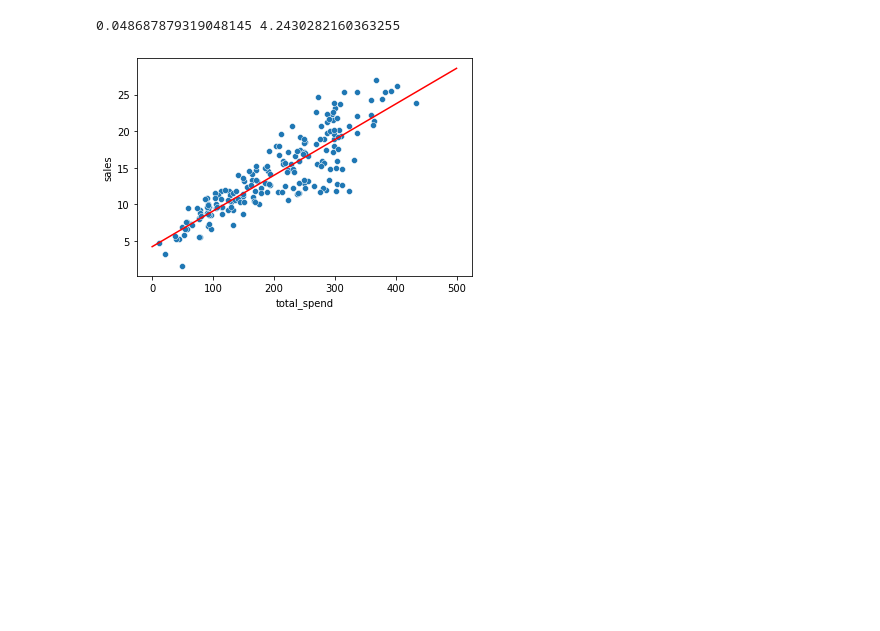
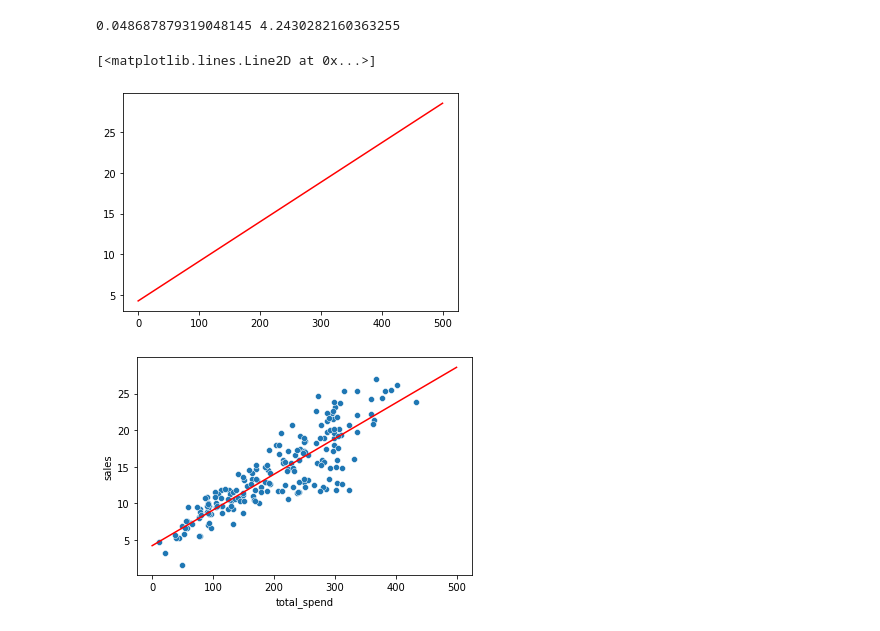
Before and after one commit to Ertugrul-Kurubal/Machine-Learning, a Jupyter notebook: Hand On/Linear Regression.ipynb, the cells around one changed output. Drawn from its saved outputs; the diff is of its cells as text; code cells hidden in the pictures; blank space fills up the shorter version.

```diff
--- a/Hand On/Linear Regression.ipynb
+++ b/Hand On/Linear Regression.ipynb
@@ -72,6 +72,11 @@ print(B1, B0)
 potential_spend = np.linspace(0,500,100)
 # %%
 predicted_sales = 0.048687879319048145*potential_spend + 4.2430282160363255
+# %%
+plt.plot(potential_spend, predicted_sales, color="red")
+# %% [output]
+[<matplotlib.lines.Line2D at 0x...>]
+[figure, added]
 # %%
 sns.scatterplot(x ="total_spend", y="sales", data = df)
 plt.plot(potential_spend, predicted_sales, color="red");
```
Also changed, not shown: parts of 5 cells of this notebook.
